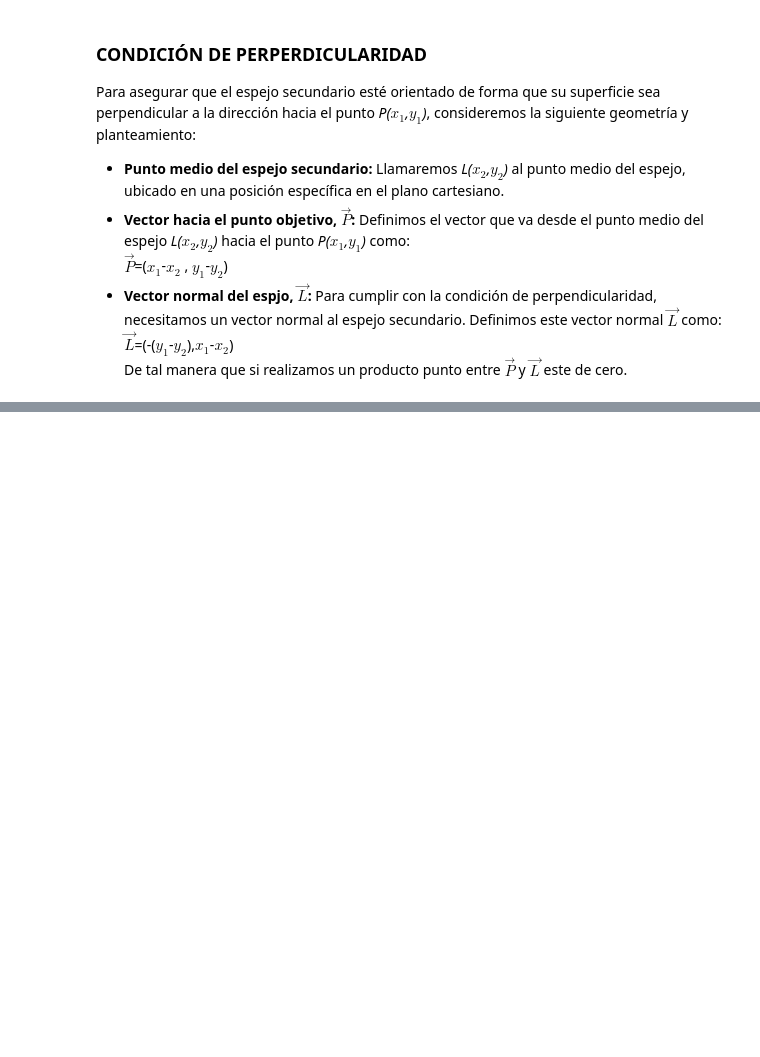
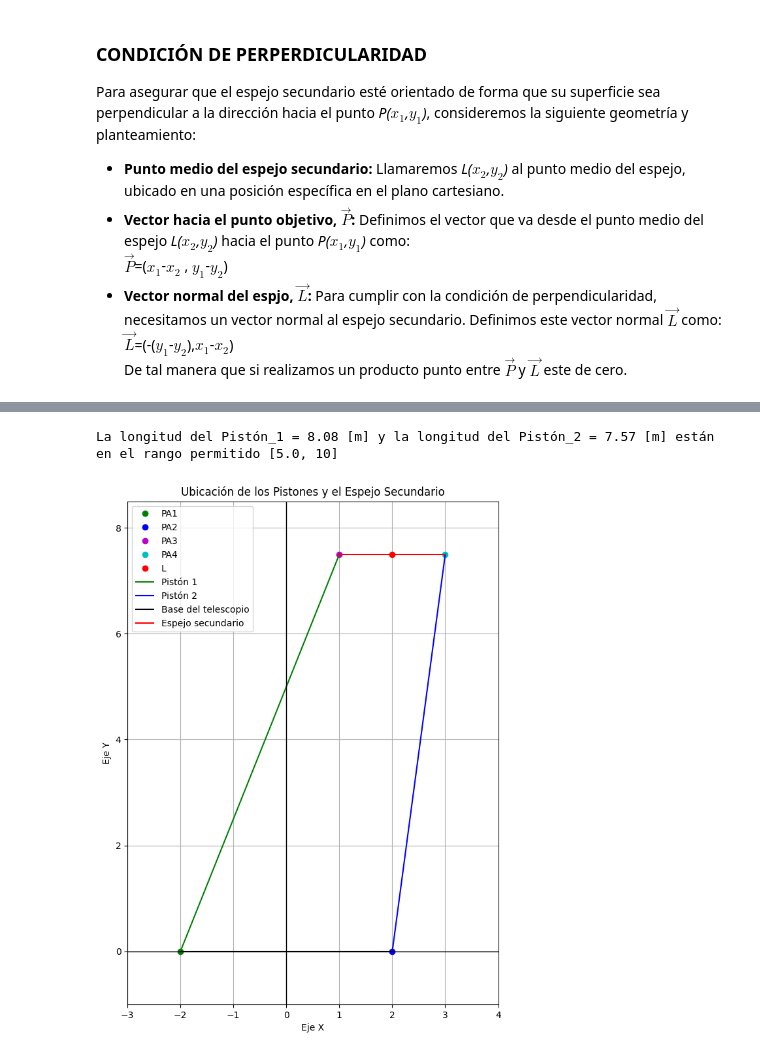
Before and after one commit to 7heAnsw3r/Pistones_Telescopio_James_Webb, a Jupyter notebook: Sistema_de_ecuaciones.ipynb, the cells around one changed output, grey strips where cells are left out. Drawn from its saved outputs; the diff is of its cells as text; code cells hidden in the pictures; blank space fills up the shorter version.

```diff
--- a/Sistema_de_ecuaciones.ipynb
+++ b/Sistema_de_ecuaciones.ipynb
@@ -255,0 +154,11 @@ Medida del piston 2:  6.77690395909269
+# %%
+# Ejemplo
+A = 4               # Longitud de la base
+B = 10              # Longitud máxima de los pistones
+C = 2               # Longitud del espejo secundario
+x2, y2 = 2,7.5      # Coordenadas del centro del espejo
+
+calcular_longitudes_pistones(A, B, C, x2, y2)
+# %% [output]
+La longitud del Pistón_1 = 8.08 [m] y la longitud del Pistón_2 = 7.57 [m] están en el rango permitido [5.0, 10]
+[figure, added]
```
Also changed, not shown: parts of 10 cells of this notebook.
